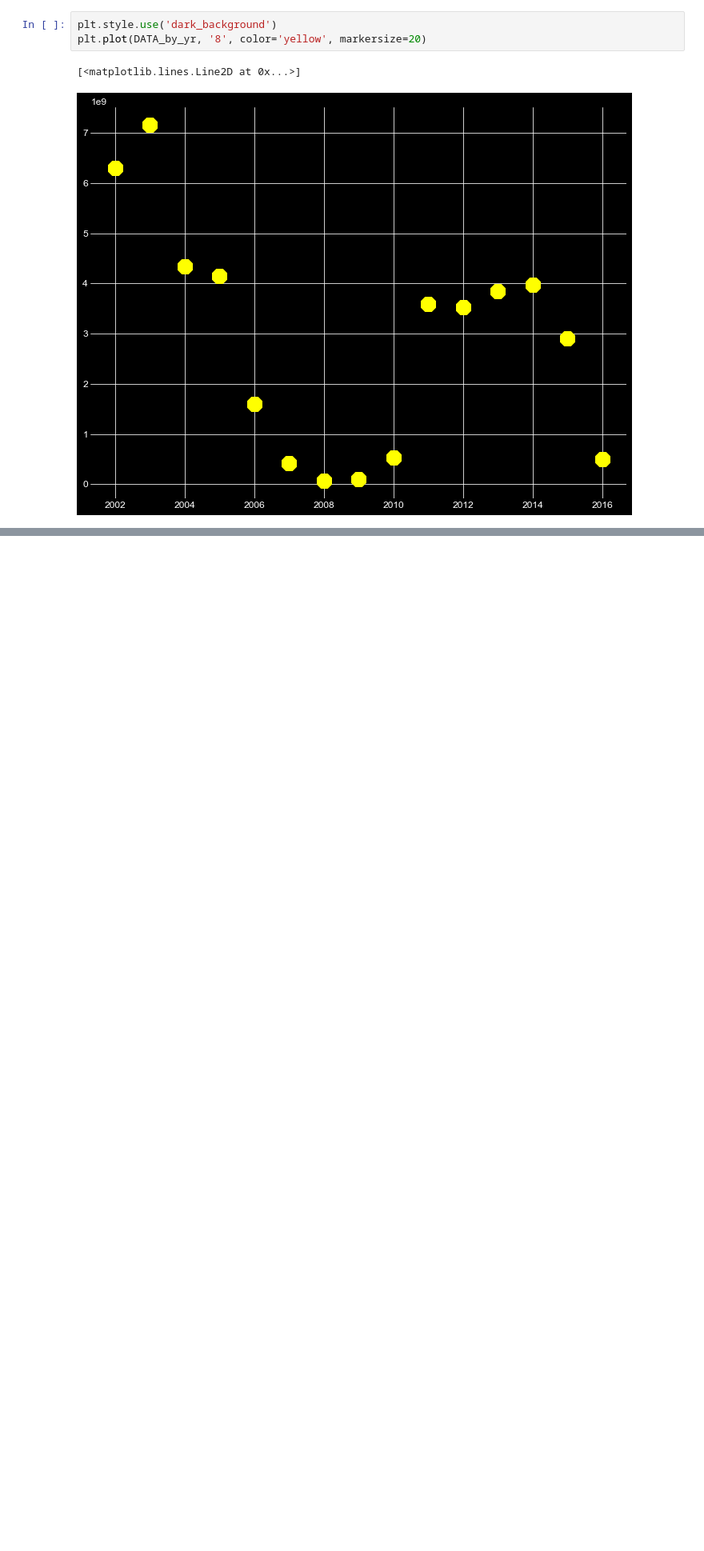
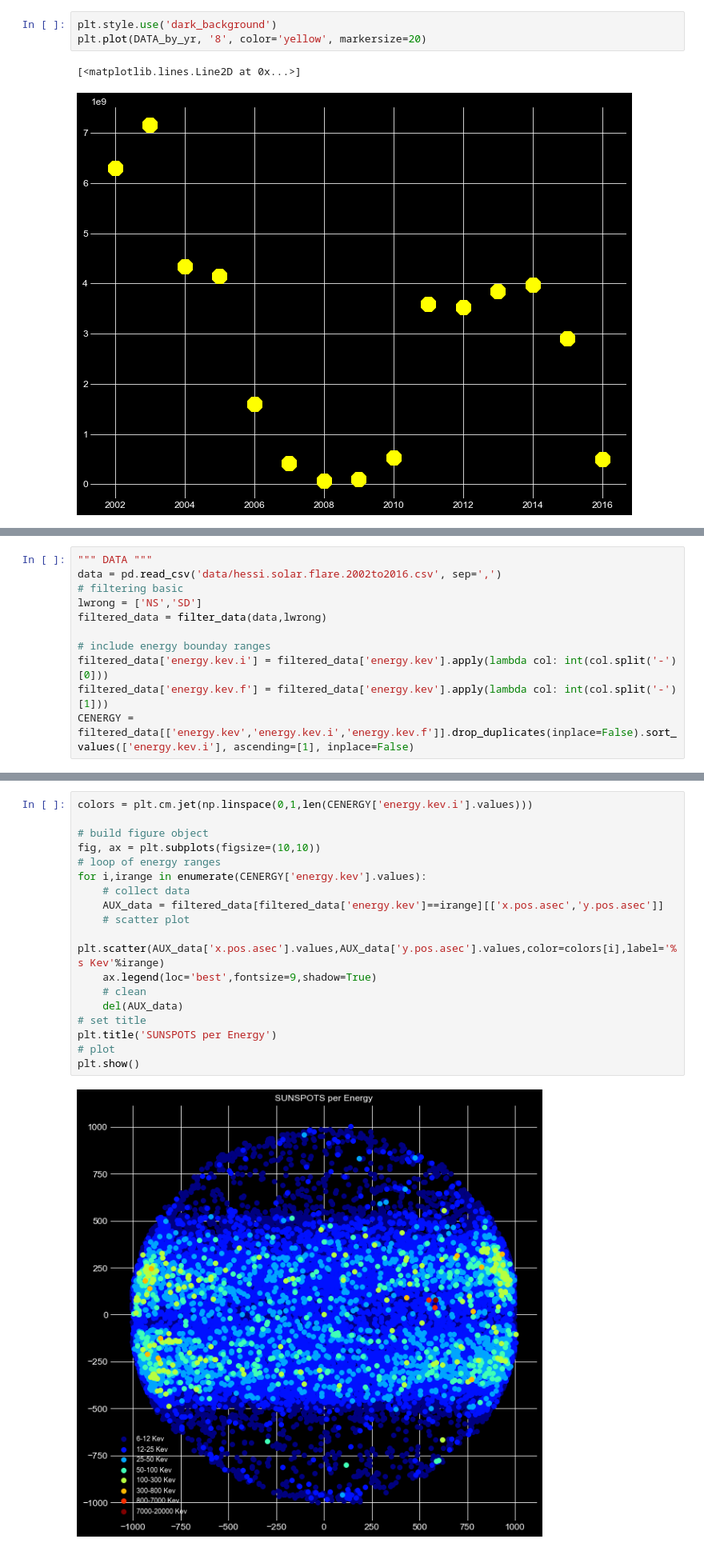
Before and after one commit to Byte7/Solar-Flares-Prediction-RHESSI-Mission, a Jupyter notebook: test_nbs.ipynb, the cells around one changed output, grey strips where cells are left out. Shown: that part at 80% size. Saved outputs shown, nothing was run; the diff lists cells and outputs as text; blank space fills up the shorter version.

```diff
--- a/test_nbs.ipynb
+++ b/test_nbs.ipynb
@@ -139,0 +192,11 @@ plt.plot(DATA_by_yr, '8', color='yellow', markersize=20)
+# %%
+""" DATA """
+data = pd.read_csv('data/hessi.solar.flare.2002to2016.csv', sep=',')
+# filtering basic
+lwrong = ['NS','SD']
+filtered_data = filter_data(data,lwrong)
+
+# include energy bounday ranges
+filtered_data['energy.kev.i'] = filtered_data['energy.kev'].apply(lambda col: int(col.split('-')[0]))
+filtered_data['energy.kev.f'] = filtered_data['energy.kev'].apply(lambda col: int(col.split('-')[1]))
+CENERGY = filtered_data[['energy.kev','energy.kev.i','energy.kev.f']].drop_duplicates(inplace=False).sort_values(['energy.kev.i'], ascending=[1], inplace=False)
@@ -139,0 +208,20 @@ plt.plot(DATA_by_yr, '8', color='yellow', markersize=20)
+# %%
+colors = plt.cm.jet(np.linspace(0,1,len(CENERGY['energy.kev.i'].values)))
+
+# build figure object
+fig, ax = plt.subplots(figsize=(10,10))
+# loop of energy ranges
+for i,irange in enumerate(CENERGY['energy.kev'].values):
+    # collect data
+    AUX_data = filtered_data[filtered_data['energy.kev']==irange][['x.pos.asec','y.pos.asec']]
+    # scatter plot
+    plt.scatter(AUX_data['x.pos.asec'].values,AUX_data['y.pos.asec'].values,color=colors[i],label='%s Kev'%irange)
+    ax.legend(loc='best',fontsize=9,shadow=True)
+    # clean
+    del(AUX_data)
+# set title
+plt.title('SUNSPOTS per Energy')
+# plot
+plt.show()
+# %% [output]
+[figure, added]
```
Also changed, not shown: parts of 45 cells of this notebook.
